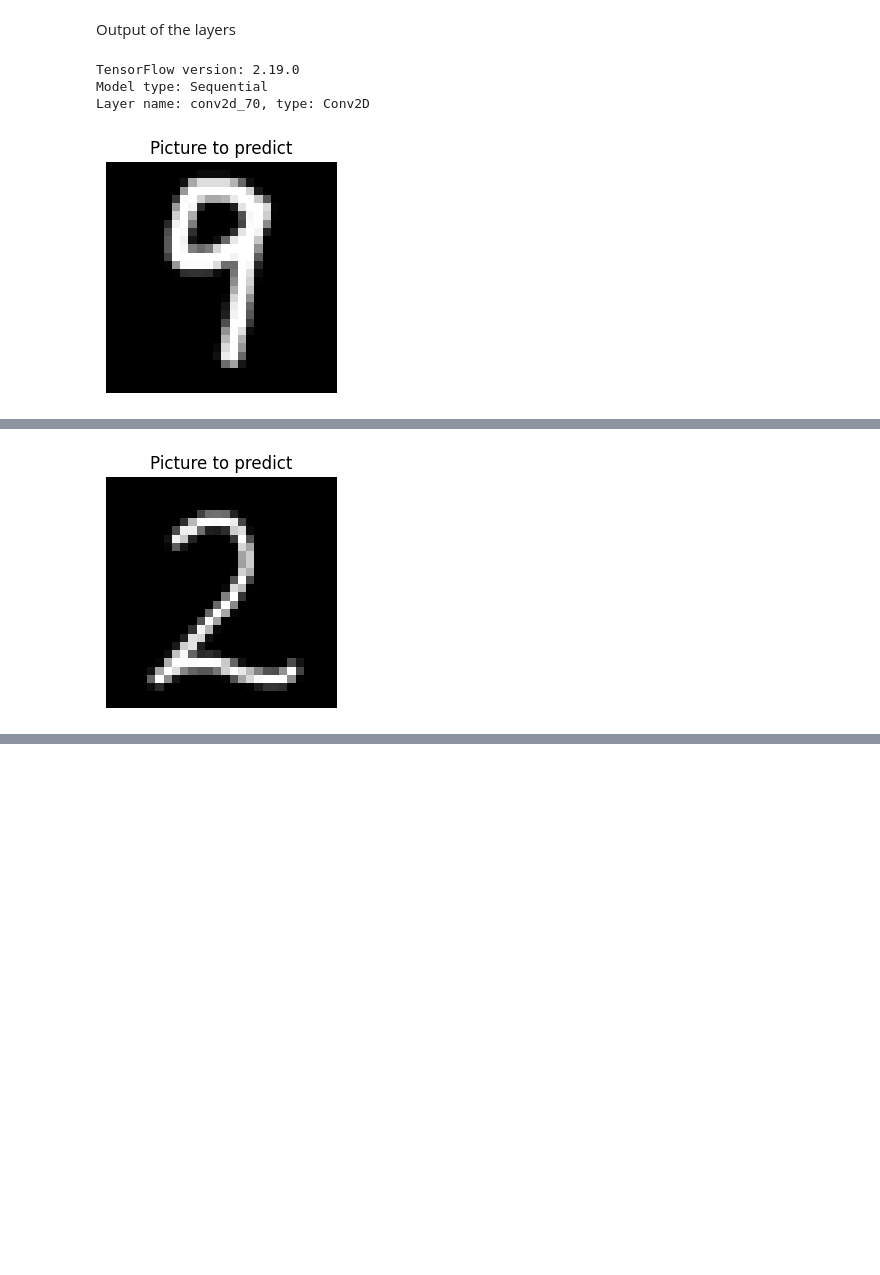
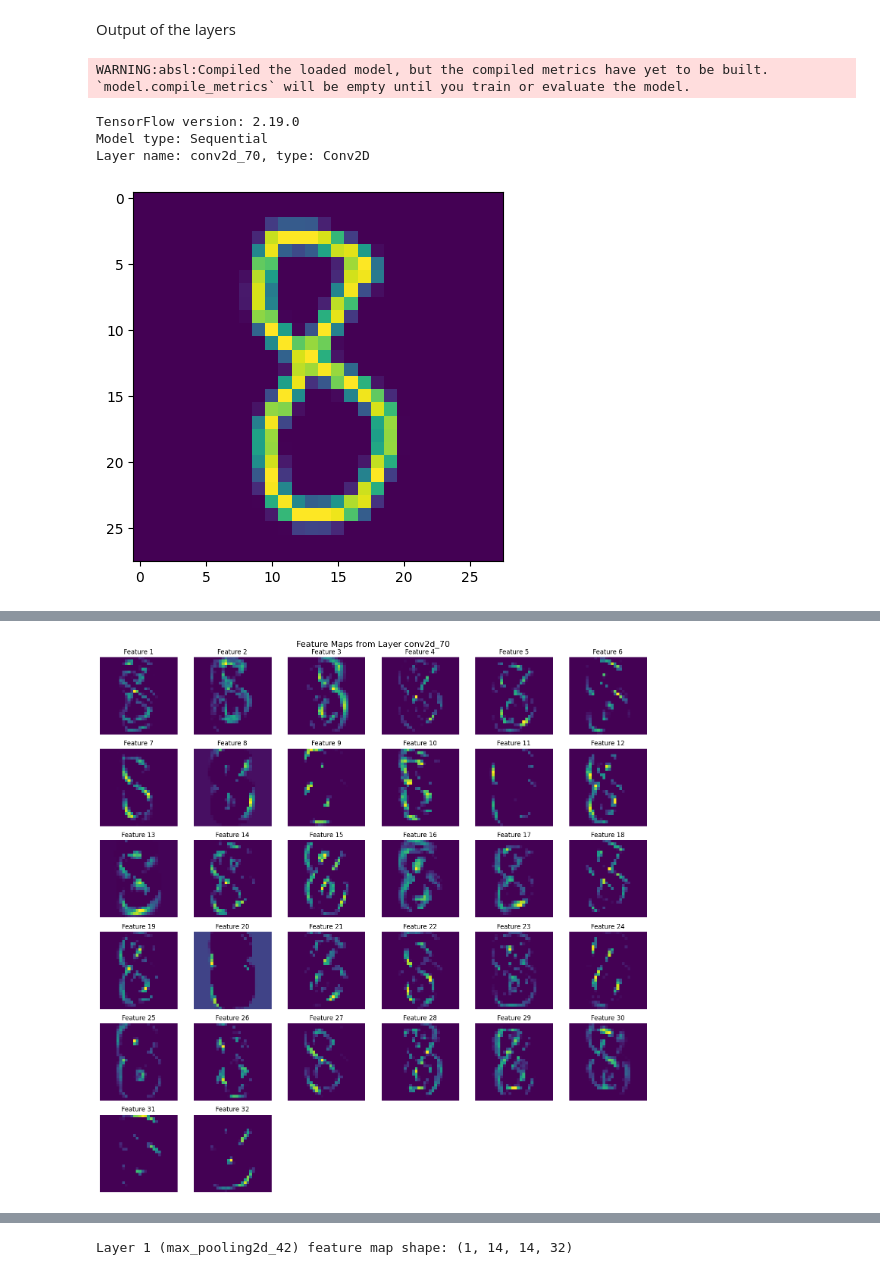
Before and after one commit to Lenegsa/Abschlussprojekt-cnn-digit-recognition, a Jupyter notebook: notebooks/visualizing.ipynb, the cells around one changed output, grey strips where cells are left out. Cells and saved outputs as stored; diff of their text form; code cells hidden in the pictures; blank space fills up the shorter version.

Commit message:
fix visualizing

```diff
--- a/notebooks/visualizing.ipynb
+++ b/notebooks/visualizing.ipynb
@@ -2,6 +2,7 @@
 from PIL import Image
 import numpy as np
 import matplotlib.pyplot as plt
+
 
 def preprocess_image(image_path):
     # Load image with PiL
@@ -25,6 +26,7 @@ def preprocess_image(image_path):
     import matplotlib.pyplot as plt
     plt.imshow(img_tensor[0])
     plt.show()
+    return img_array.reshape(1, 28, 28, 1)
 
 preprocess_image('9_6.png')
 # %% [output]
@@ -96,8 +121,14 @@ model.layers
 # %% [markdown]
 Output of the layers
 # %%
+import matplotlib.pyplot as plt
+import tensorflow as tf
+from tensorflow.keras.models import load_model
+
+
+model = load_model('number_recognition_model_noisy_5.h5')
+
 # Check TensorFlow version
-import tensorflow as tf
 print(f"TensorFlow version: {tf.__version__}")
 
 # Check model type
@@ -120,71 +151,67 @@ for i in range(layer_index + 1):
 
 one_layer_model = tf.keras.Model(inputs=input_tensor, outputs=x)
 
-# Test with an actual image
-feature_map = one_layer_model.predict(preprocess_image('9_6.png'))
-print(f"Feature map shape: {feature_map.shape}")
-
 # Create a model from scratch for visualization
 input_shape = (28, 28, 1)  # Typical MNIST size
 inputs = tf.keras.layers.Input(shape=input_shape)
 
-import matplotlib.pyplot as plt
 
-# A második megközelítés működött, így folytassuk ezzel
+#Vilsualisation
 def visualize_feature_maps(feature_maps, layer_names):
     for i, feature_map in enumerate(feature_maps):
         print(f"Layer {i} ({layer_names[i]}) feature map shape: {feature_map.shape}")
 
-        # Csak az első kép feature map-jeit vizualizáljuk (batch méret = 1)
+        #Only the feature maps of the first image are visualized (batch size = 1)
         fmap = feature_map[0]
 
-        # Határozzuk meg a megjelenítési rácsot
-        n_features = fmap.shape[-1]  # Csatornák száma
-        grid_size = int(np.ceil(np.sqrt(n_features)))
+        #Define the display grid
+        n_features = fmap.shape[-1]  # Number of channels. fmap.shape activacion map dimension (height, width, num_channels)
+        grid_size = int(np.ceil(np.sqrt(n_features))) # We need a 2D grid. The square root of the number of channels (filters).  # This will give you the approximate side length of the grid. np.ceil(Round up if 32 cannel 5.66- 6)
 
-        # Készítsünk egy rácsot a feature map-ek megjelenítéséhez
+        # Create a grid to display feature maps
         fig = plt.figure(figsize=(15, 15))
 
-        # Megjeleníti az első néhány feature map-et (max 16-ot vagy amennyit kérünk)
-        max_features = min(16, n_features)
+        # Displays the first few feature maps (max 32 or as much as we request)
+        max_features = min(32, n_features)
         for j in range(max_features):
             plt.subplot(grid_size, grid_size, j+1)
 
-            # Normalizálás a jobb vizualizáció érdekében
-            img = fmap[:, :, j]
-            img = (img - img.min()) / (img.max() - img.min() + 1e-8)  # Elkerüljük a nullával osztást
+            # Normalize for better visualization
+            img = fmap[:, :, j] #get the featuremap datas (height, width, num_channels)
+            img = (img - img.min()) / (img.max() - img.min() + 1e-8)  # Avoid dividing by zero map values should be between 0 and 1
 
             plt.imshow(img, cmap='viridis')
             plt.title(f'Feature {j+1}')
             plt.axis('off')
 
         plt.suptitle(f"Feature Maps from Layer {layer_names[i]}", fontsize=16)
         plt.tight_layout()
         plt.show()
 
 # Add layers
 x = inputs
 outputs = []
 
 # Number of layers to visualize
-num_layers_to_visualize = 5  # E.g., first 5 layers
+num_layers_to_visualize = 8  # E.g., first 5 layers
 
-for i in range(min(num_layers_to_visualize, len(model.layers))):
-    layer = model.layers[i]
-    x = layer(x)
-    outputs.append(x)
+for i in range(min(num_layers_to_visualize, len(model.layers))): # max nummber of the modell layer
+    layer = model.layers[i] # get the modell i. layer
+    x = layer(x) # this layer get a inputs
+    outputs.append(x) #add to output list
 
 # Create the model
 extended_model = tf.keras.Model(inputs=inputs, outputs=outputs)
 
 # Test with an actual image
-more_feature_maps = extended_model.predict(preprocess_image('2.png'))
+more_feature_maps = extended_model.predict(preprocess_image('8.png'))
 
 # Visualize the results
 layer_names = [model.layers[i].name for i in range(min(num_layers_to_visualize, len(model.layers)))]
 visualize_feature_maps(more_feature_maps, layer_names)
 # %% [output]
-TensorFlow version: 2.19.0
-Model type: Sequential
-Layer name: conv2d_70, type: Conv2D
+WARNING:absl:Compiled the loaded model, but the compiled metrics have yet to be built. `model.compile_metrics` will be empty until you train or evaluate the model.
+TensorFlow version: 2.19.0
+Model type: Sequential
+Layer name: conv2d_70, type: Conv2D
-[figure, old version]
+[figure, new version]
@@ -193 +220 @@ Feature map shape: (1, 28, 28, 32)
-[figure, old version]
+[figure, new version]
@@ -195,0 +221 @@ Layer 0 (conv2d_70) feature map shape: (1, 28, 28, 32)
+Layer 1 (max_pooling2d_42) feature map shape: (1, 14, 14, 32)
```
Also changed, not shown: parts of 4 cells of this notebook.
